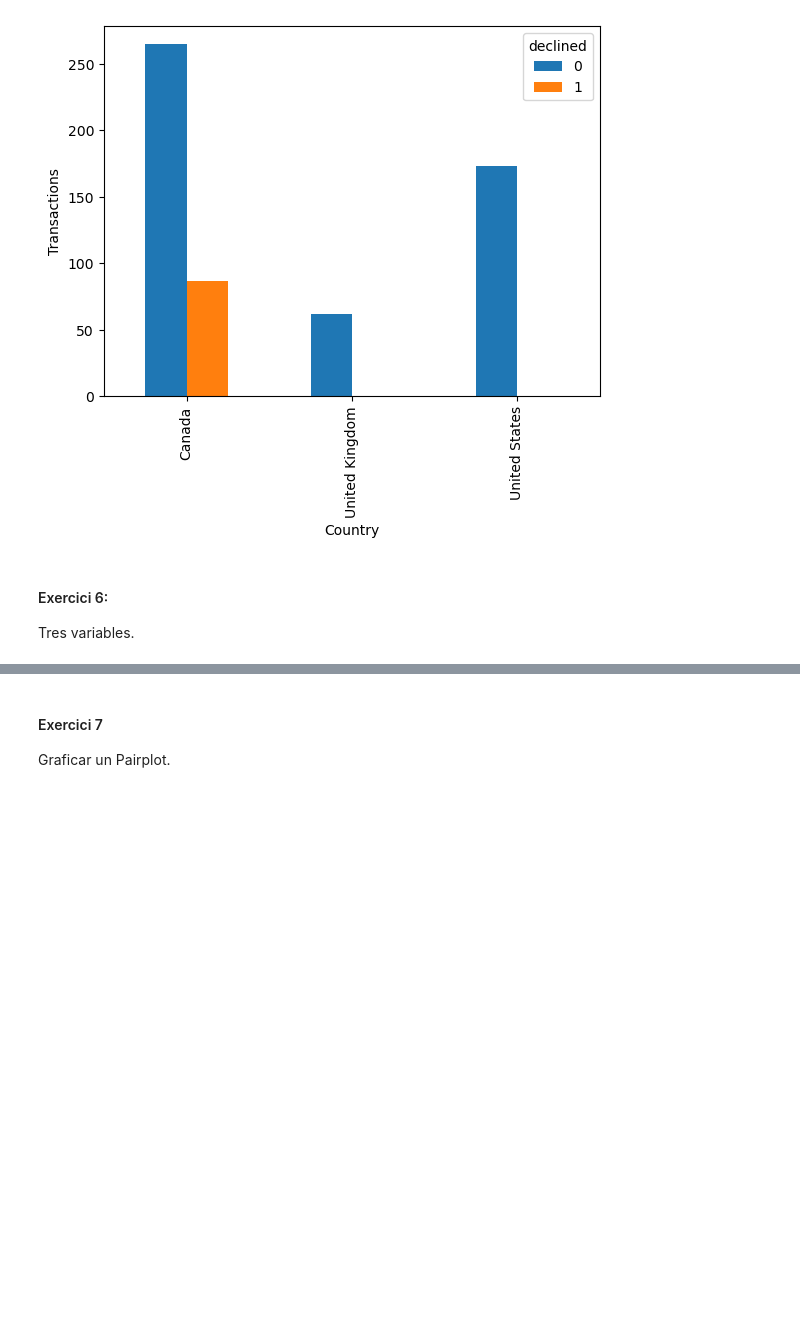
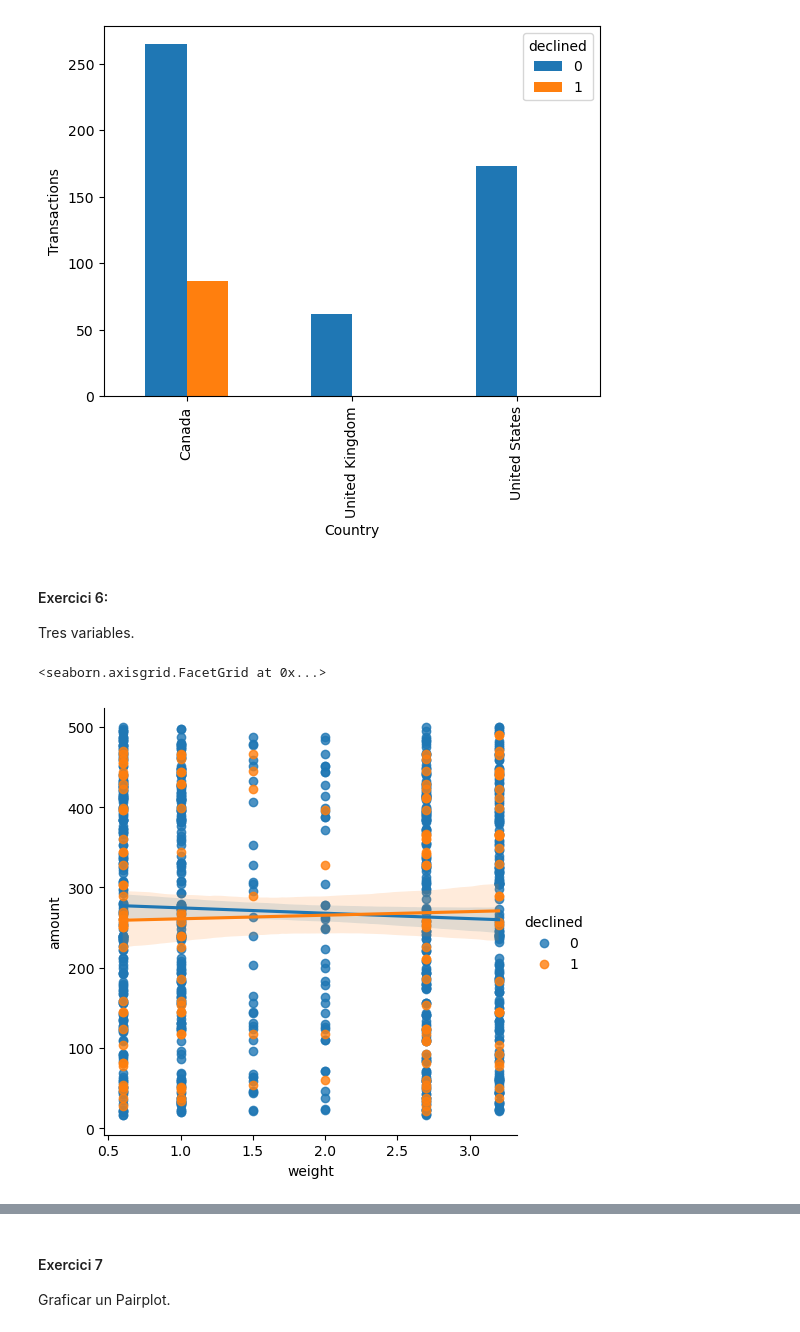
Before and after one commit to aleix-gb/Aleix-Gabarro-sprints, a Jupyter notebook: Sprint 8/Sprint 8.01.ipynb, the cells around one changed output, grey strips where cells are left out. Saved outputs shown, nothing was run; the diff lists cells and outputs as text; code cells hidden in the pictures; blank space fills up the shorter version.

```diff
--- a/Sprint 8/Sprint 8.01.ipynb
+++ b/Sprint 8/Sprint 8.01.ipynb
@@ -204,6 +201,22 @@ pd.crosstab(taula.country, taula.declined).plot.bar(xlabel = "Country", ylabel="
 # %% [markdown]
 #### Exercici 6:
 Tres variables.
+# %%
+import pandas as pd
+import matplotlib.pyplot as plt
+import seaborn as sns
+
+df30 = dataframes["transactions"]
+df31 = dataframes["trasac_products"]
+df32 = dataframes["products"]
+
+taula10 = df30.merge(df31, left_on = "id", right_on = "id", how="inner")
+taula11 = taula10.merge(df32, left_on="product_id", right_on="id", how="inner")
+
+sns.lmplot(data=taula11, x="weight", y="amount", hue="declined")
+# %% [output]
+<seaborn.axisgrid.FacetGrid at 0x...>
+[figure, added]
 # %%
 import pandas as pd
 import matplotlib.pyplot as plt
```
Also changed, not shown: parts of 9 cells of this notebook, 1 other file.
